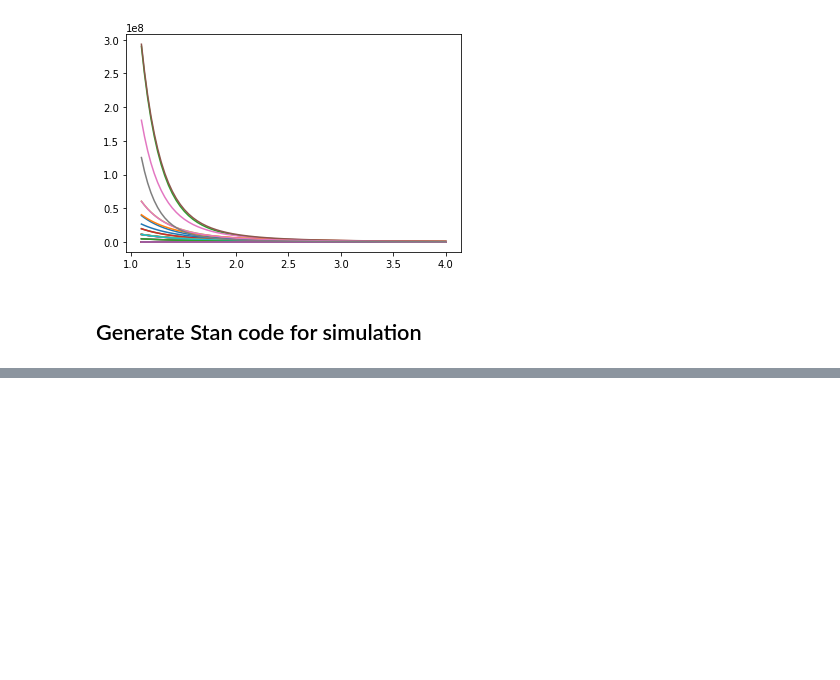
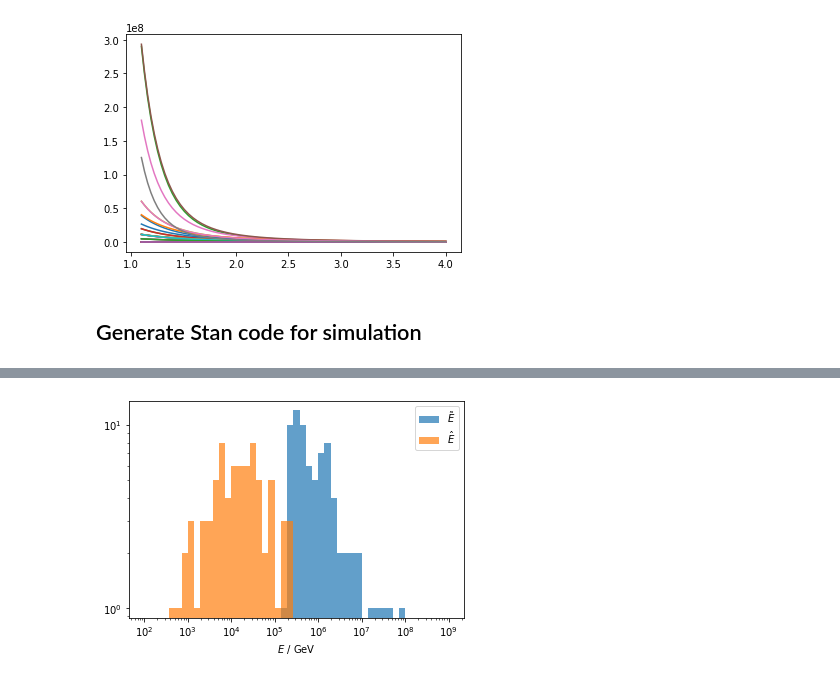
Before and after one commit to specktakel/hierarchical_nu, a Jupyter notebook: software/test_software.ipynb, the cells around one changed output, grey strips where cells are left out. Drawn from its saved outputs; the diff is of its cells as text; code cells hidden in the pictures; blank space fills up the shorter version.

```diff
--- a/software/test_software.ipynb
+++ b/software/test_software.ipynb
@@ -437,12 +447,14 @@ ax.axhline(np.deg2rad(-5))
 # %%
 # Plot energies
-Emin_cascades = sim_input['Emin_cascades']
-bins = np.logspace(np.log(Emin_cascades/10), np.log(1E+4*Emin_cascades), base = np.e)
+Emin_cascades = inputs['Emin']
+bins = np.logspace(np.log(Emin_cascades/1000), np.log(1E+4*Emin_cascades), base = np.e)
 
 fig, ax = plt.subplots()
 ax.hist(Esrc, bins=bins, label='$\\tilde{E}$', alpha=0.7);
-ax.hist(Edet, bins=bins, label='$\hat{E}$', alpha=0.7);
+ax.hist(10**Edet, bins=bins, label='$\hat{E}$', alpha=0.7);
 ax.set_xscale('log')
 ax.set_yscale('log')
 ax.set_xlabel('$E$ / GeV')
 ax.legend();
+# %% [output]
+[figure, added]
```
Also changed, not shown: parts of 8 cells of this notebook.
